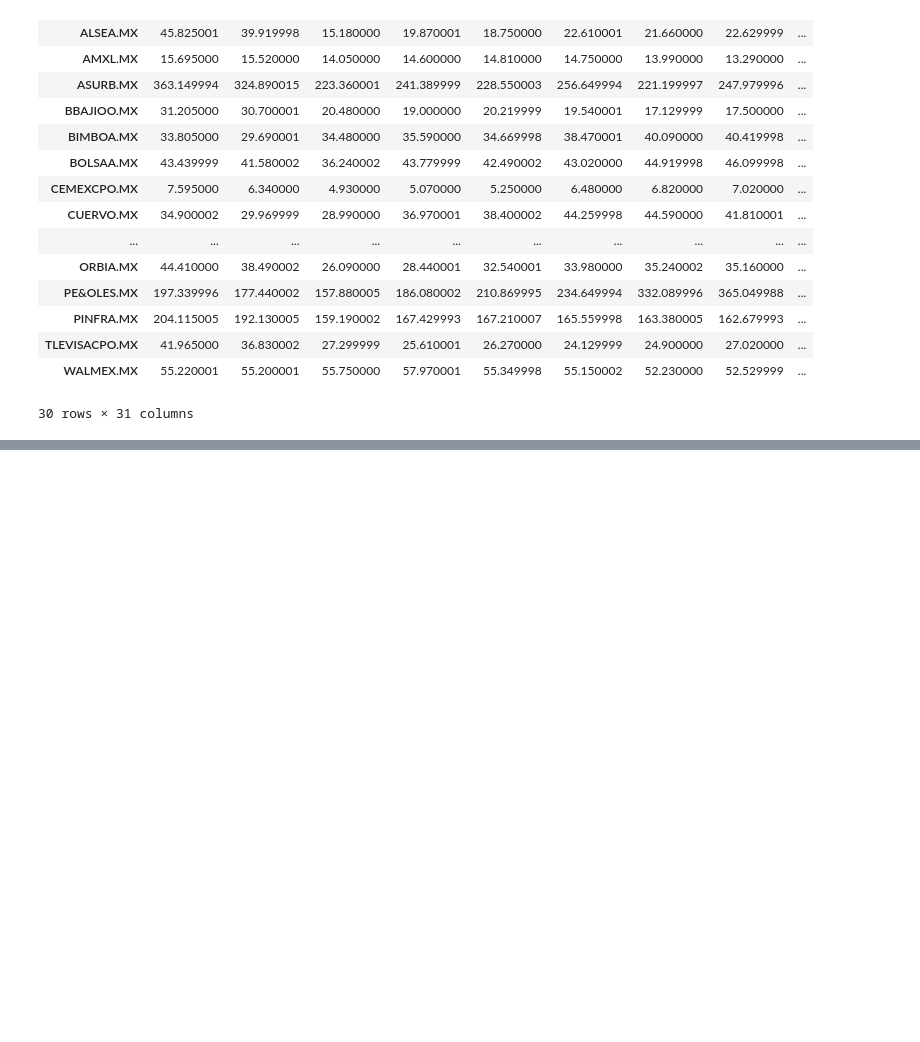
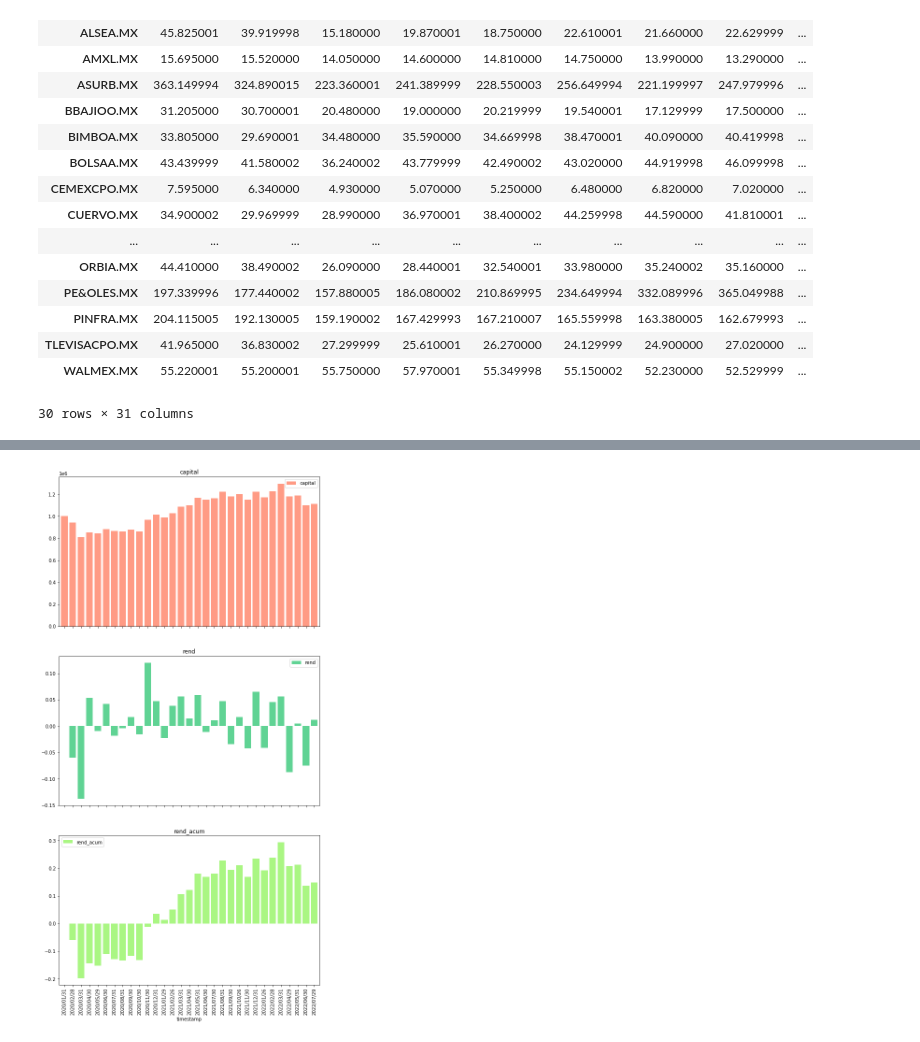
Before and after one commit to FridaHernandezL/Laboratorio1_MyST, a Jupyter notebook: Pasiva_Borrador.ipynb, the cells around one changed output, grey strips where cells are left out. Drawn from its saved outputs; the diff is of its cells as text; code cells hidden in the pictures; blank space fills up the shorter version.

```diff
--- a/Pasiva_Borrador.ipynb
+++ b/Pasiva_Borrador.ipynb
@@ -194,0 +185,14 @@ Pasiva
+# %%
+def pasiva_results(yfprices,posturainicial):
+    pasiva=pd.DataFrame(columns=['timestamp','capital','rend','rend_acum'])
+    post=yfprices.mul(posturainicial.iloc[:,4].values, axis = 0)
+    for i in range(len(dates)):
+        pasiva['timestamp']=dates
+        pasiva.iloc[i,1]=post.iloc[:,i].sum()
+    pasiva['rend']=pasiva['capital'].pct_change().fillna((pasiva.iloc[0,1]-k)/pasiva.iloc[0,1])
+    pasiva['rend_acum']=pasiva['rend'].cumsum()
+    return pasiva
+# %%
+pasiva=pasiva_results(prices,pin)
+pasivaplot=pasiva.set_index('timestamp')
+pasiva
@@ -194,0 +217,11 @@ Pasiva
+# %%
+def final_plot(dataframe):
+    dataframe.plot(kind = 'bar',
+                 width=0.8,
+                 subplots=True,
+                 figsize=(10,20),
+                   color=["#FF9B85","#60D394","#AAF683"]);
+# %%
+final_plot(pasivaplot)
+# %% [output]
+[figure, added]
```
Also changed, not shown: parts of 9 cells of this notebook, 4 other files.
